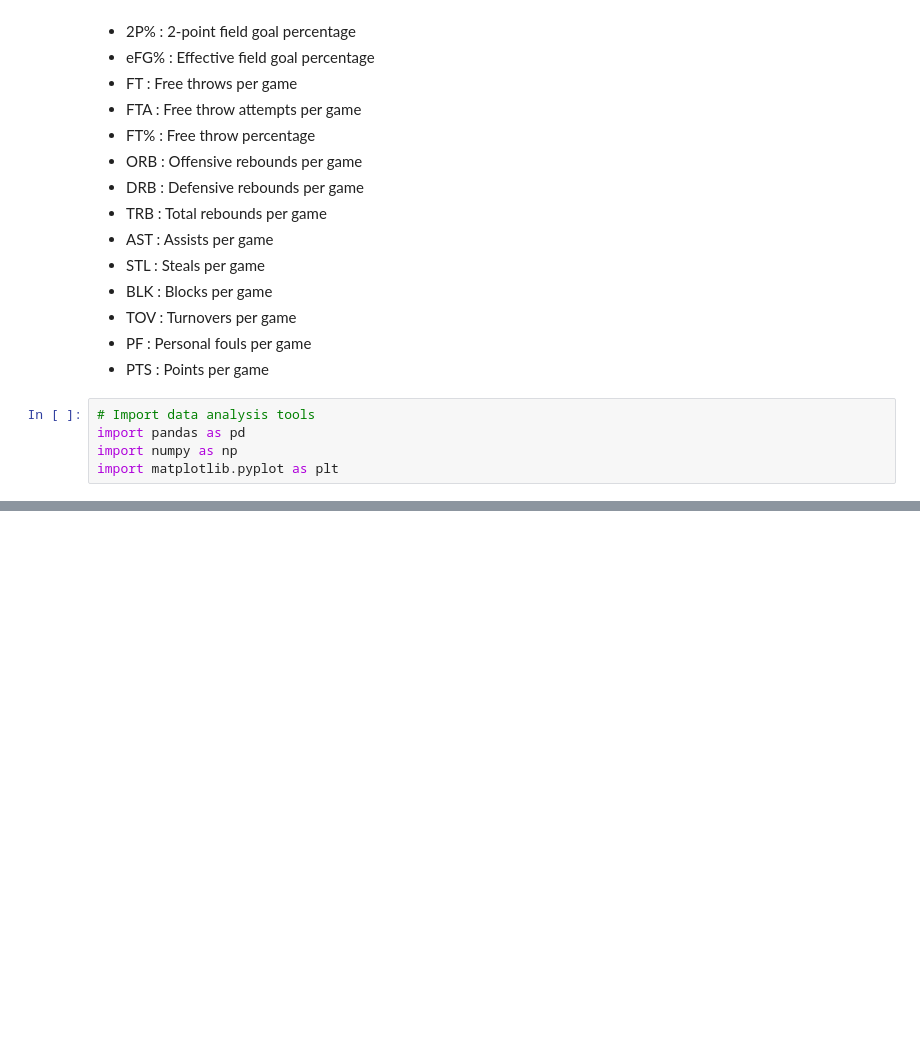
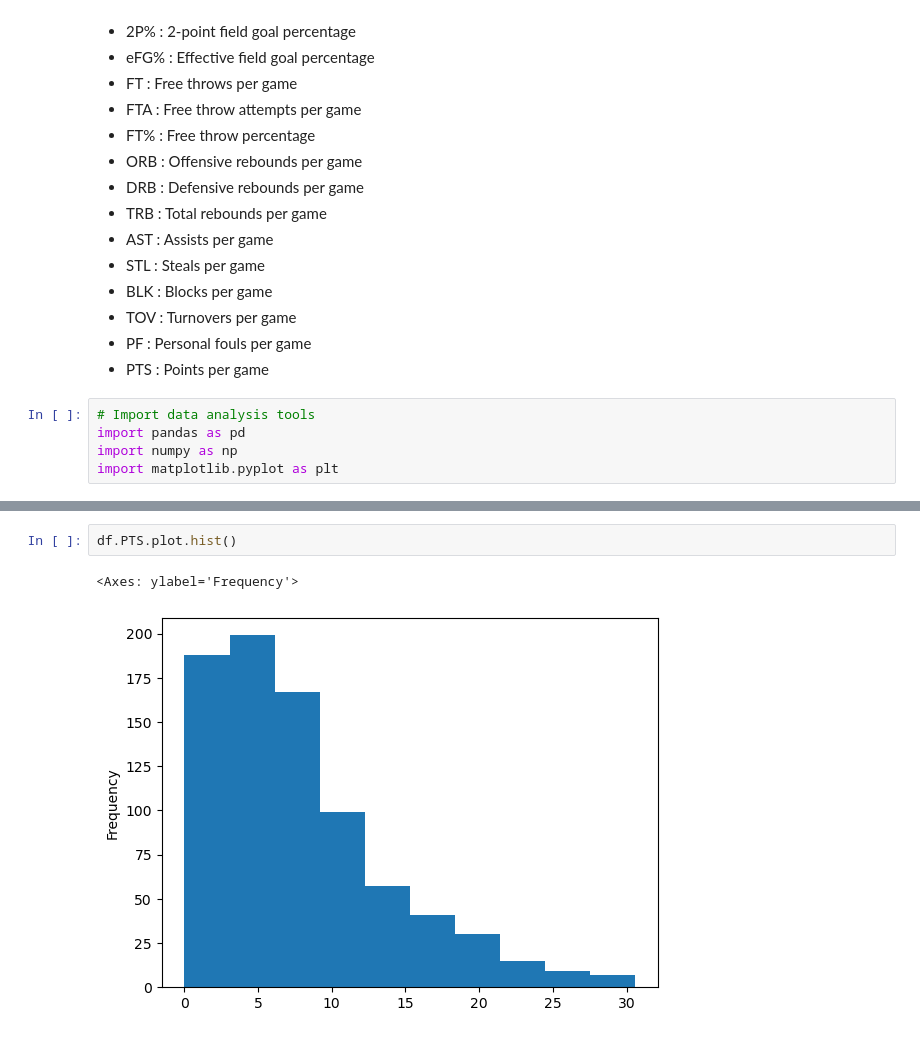
Before and after one commit to Hei-Chunhei/NBA_Players_Scoring_Prediction_Regression, a Jupyter notebook: NBA_Scoring_Prediction_Regular_and_Playoff_Regression.ipynb, the cells around one changed output, grey strips where cells are left out. Saved outputs shown, nothing was run; the diff lists cells and outputs as text; blank space fills up the shorter version.

```diff
--- a/NBA_Scoring_Prediction_Regular_and_Playoff_Regression.ipynb
+++ b/NBA_Scoring_Prediction_Regular_and_Playoff_Regression.ipynb
@@ -62,0 +136,5 @@ df2 = pd.read_csv("2021_2022_NBA_PlayerStats_Playoffs.csv", encoding='latin1')
+# %%
+df.PTS.plot.hist()
+# %% [output]
+<Axes: ylabel='Frequency'>
+[figure, added]
```
Also changed, not shown: parts of 76 cells of this notebook.
